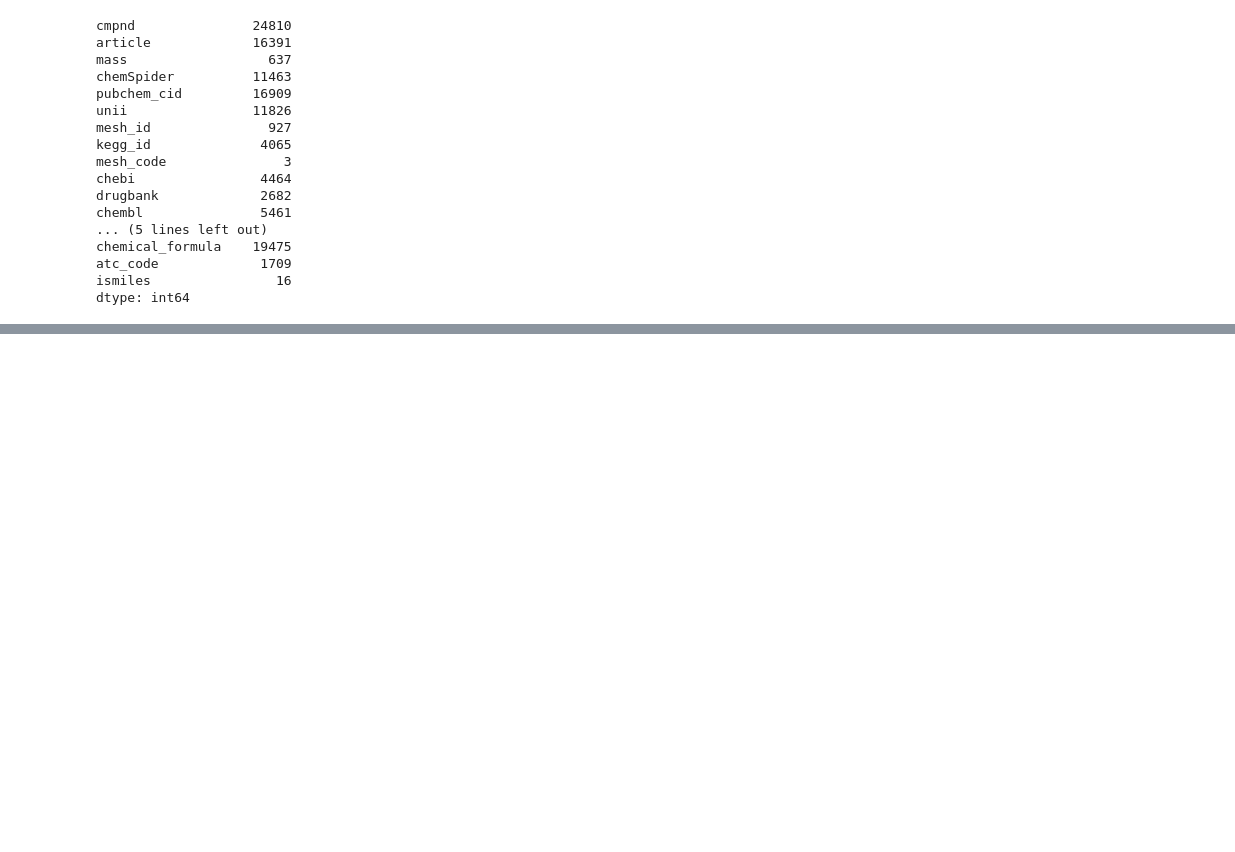
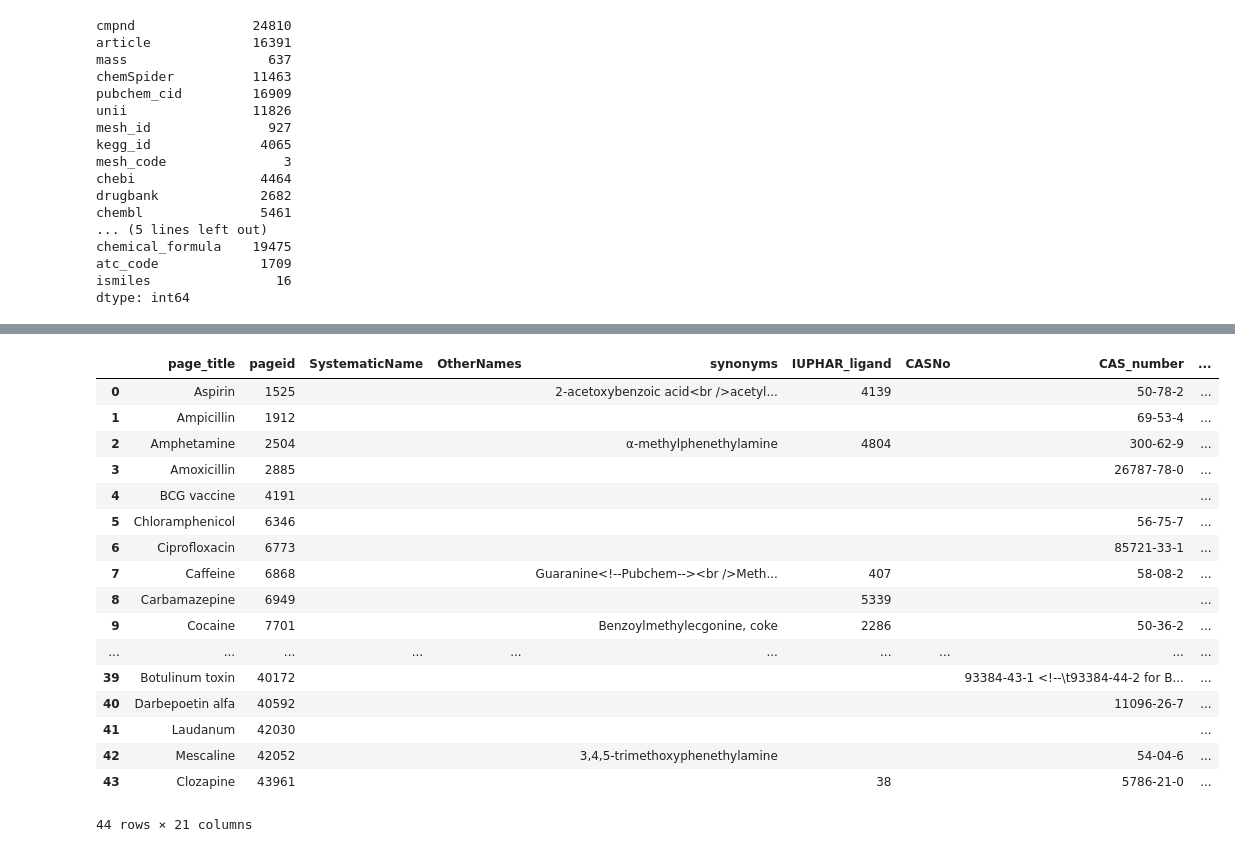
Before and after one commit to sebotic/wikidata_notebooks, a Jupyter notebook: wp_wd_chem_data_aggregation.ipynb, the cells around one changed output, grey strips where cells are left out. Saved outputs shown, nothing was run; the diff lists cells and outputs as text; code cells hidden in the pictures; blank space fills up the shorter version.

Commit message:
finalized retrieval of Wikipedia chem data

```diff
--- a/wp_wd_chem_data_aggregation.ipynb
+++ b/wp_wd_chem_data_aggregation.ipynb
@@ -220,6 +220,7 @@ chem_parameters = [
     'page_title'
 ]
 
+s = requests.Session()
 
 def parse_chembox(pages):
     # querying one page at a time is most conventient to code
@@ -266,7 +267,7 @@ def parse_chembox(pages):
         yield {'page_title': current_page_title}
 
 
-s = requests.Session()
+
 def infobox_backlinks(ib):
     base_url = 'https://en.wikipedia.org/w/api.php'
     for i in ib:
@@ -287,7 +288,7 @@ def infobox_backlinks(ib):
         if 'continue' in r.json():
             cont = r.json()['continue']
             params.update(cont)
-#             pprint.pprint(params)
+            # pprint.pprint(params)
             while True:
                 r = s.get(url=base_url, params=params)
                 if 'embeddedin' in r.json()['query']:
@@ -308,19 +309,22 @@ def handle_atc(drug_data):
     suffixes = []
     for x in drug_data:
         if 'ATC_prefix' in x.keys() or 'ATCCode_prefix' in x.keys():
-            print('True in workd')
-            prefixes.append(x.values()[0])
-        elif x.keys()[0] == 'ATC_suffix' or x.keys()[0] == 'ATCCode_suffix':
-            suffixes.append(x.values()[0])
+            value = list(x.values())[0]
+            if value or value == 'none':
+                continue
+#             print('True in workd')
+            prefixes.append(value)
+        elif 'ATC_suffix' in x.keys() or 'ATCCode_suffix' in x.keys():
+            suffixes.append(list(x.values())[0])
 
-    return [x + suffix[c] for c, x in enumerate(prefixes)]
+    return [x + suffixes[c] for c, x in enumerate(prefixes)]
 
 
 infoboxes = ['Template:Infobox_drug', 'Template:Chembox']
 
 columns = [
     'page_title',
-    'page_id'
+    'pageid',
     'SystematicName',
     'OtherNames',
     'synonyms',
@@ -343,25 +347,27 @@ columns = [
 ]
 
 wp_chem_data = pd.DataFrame(columns=columns)
+columns.remove('page_title')
+columns.remove('ATC_code')
+columns.remove('pageid')
+
 for count, art in enumerate(infobox_backlinks(infoboxes)):
+    title = urllib.parse.unquote(art['title'])
     all_data = list(parse_chembox([title]))
 
-    title = art['title']
     wp_chem_data.loc[count, 'page_title'] = title
     wp_chem_data.loc[count, 'pageid'] = art['pageid']
     wp_chem_data.loc[count, 'ATC_code'] = '|'.join(handle_atc(all_data))
 
-    columns.remove('page_title')
-    columns.remove('ATC_code')
-    columns.remove('pageid')
-
-    print(count, title)
+#     print(count, title)
 #     pprint.pprint(list(parse_chembox([page_title])))
 
 
-    for col in colums:
-        wp_chem_data.loc[count, col] = '|'.join([x[col] for x in all_data if x.keys()[0] == col])
+    for col in columns:
+        wp_chem_data.loc[count, col] = '|'.join([x[col] for x in all_data if col in x.keys()])
 
-    if count > 300:
-        break
+#     if count > 300:
+#         break
+    if count % 100 == 0:
+        print(count, title)
 # %% [output]
@@ -368,0 +391,21 @@ TypeError: 'dict_keys' object does not support indexing
+# %%
+wp_chem_data
+# %% [output]
+|  | page_title | pageid | SystematicName | OtherNames | synonyms | IUPHAR_ligand | CASNo | CAS_number | ... |
+| 0 | Aspirin | 1525 |  |  | 2-acetoxybenzoic acid<br />acetyl... | 4139 |  | 50-78-2 | ... |
+| 1 | Ampicillin | 1912 |  |  |  |  |  | 69-53-4 | ... |
+| 2 | Amphetamine | 2504 |  |  | α-methylphenethylamine | 4804 |  | 300-62-9 | ... |
+| 3 | Amoxicillin | 2885 |  |  |  |  |  | 26787-78-0 | ... |
+| 4 | BCG vaccine | 4191 |  |  |  |  |  |  | ... |
+| 5 | Chloramphenicol | 6346 |  |  |  |  |  | 56-75-7 | ... |
+| 6 | Ciprofloxacin | 6773 |  |  |  |  |  | 85721-33-1 | ... |
+| 7 | Caffeine | 6868 |  |  | Guaranine<!--Pubchem--><br />Meth... | 407 |  | 58-08-2 | ... |
+| 8 | Carbamazepine | 6949 |  |  |  | 5339 |  |  | ... |
+| 9 | Cocaine | 7701 |  |  | Benzoylmethylecgonine, coke | 2286 |  | 50-36-2 | ... |
+| ... | ... | ... | ... | ... | ... | ... | ... | ... | ... |
+| 39 | Botulinum toxin | 40172 |  |  |  |  |  | 93384-43-1 <!--\t93384-44-2 for B... | ... |
+| 40 | Darbepoetin alfa | 40592 |  |  |  |  |  | 11096-26-7 | ... |
+| 41 | Laudanum | 42030 |  |  |  |  |  |  | ... |
+| 42 | Mescaline | 42052 |  |  | 3,4,5-trimethoxyphenethylamine |  |  | 54-04-6 | ... |
+| 43 | Clozapine | 43961 |  |  |  | 38 |  | 5786-21-0 | ... |
+44 rows × 21 columns
```
Also changed, not shown: parts of 2 cells of this notebook.
